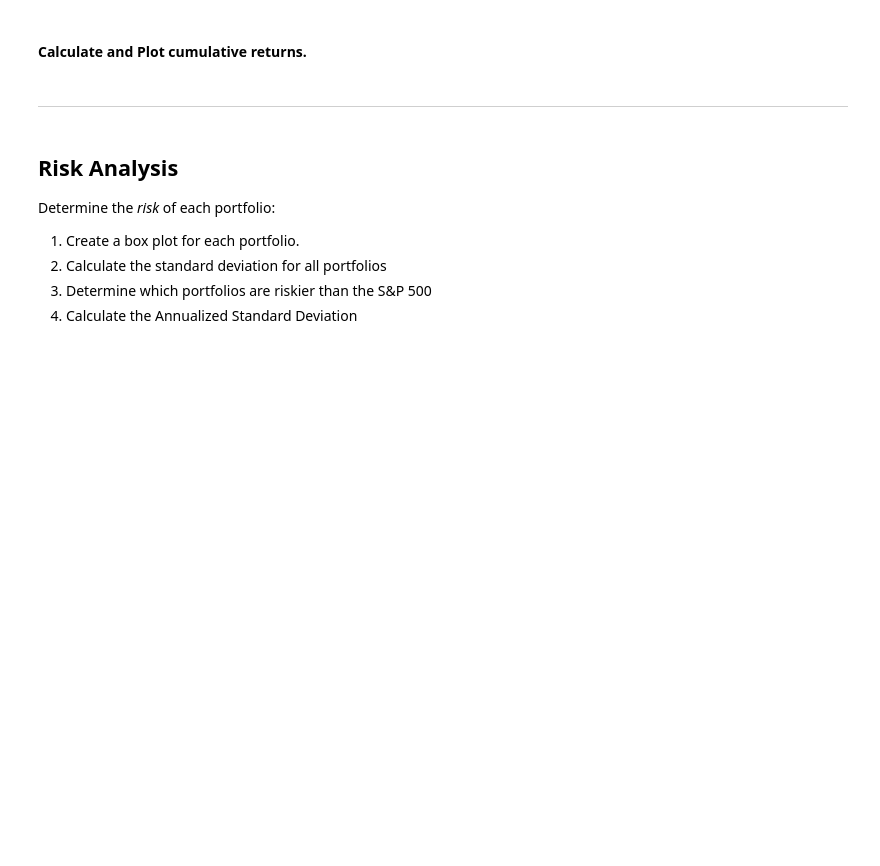
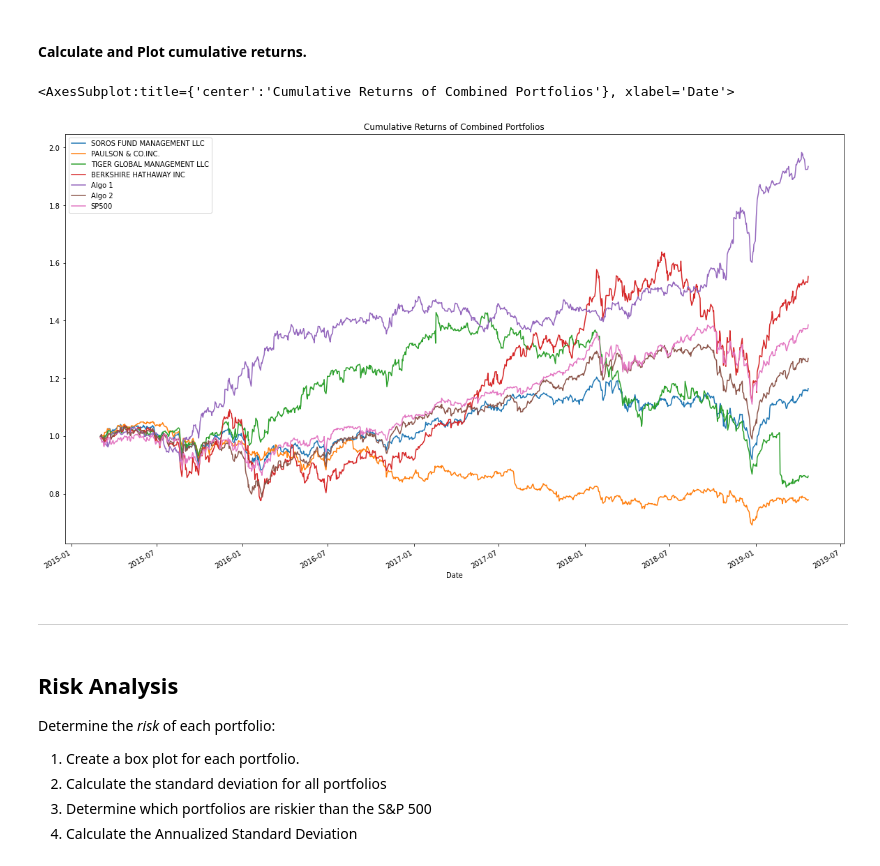
Before and after one commit to mmfsb/Pandas_Homework, a Jupyter notebook: Whale/whale_analysis.ipynb, the cells around one changed output. Drawn from its saved outputs; the diff is of its cells as text; code cells hidden in the pictures; blank space fills up the shorter version.

```diff
--- a/Whale/whale_analysis.ipynb
+++ b/Whale/whale_analysis.ipynb
@@ -256,8 +256,12 @@ all_portfolios_daily_returns
 #### Calculate and Plot cumulative returns.
 # %%
 # Calculate cumulative returns of all portfolios
-
+cumulative_returns = (1 + combined_whale_algo_sp500).cumprod()
 # Plot cumulative returns
+cumulative_returns.plot(figsize=(20,12), title="Cumulative Returns of Combined Portfolios")
+# %% [output]
+<AxesSubplot:title={'center':'Cumulative Returns of Combined Portfolios'}, xlabel='Date'>
+[figure, added]
 # %% [markdown]
 ---
 # %% [markdown]
```
Also changed, not shown: parts of 1 cell of this notebook.
